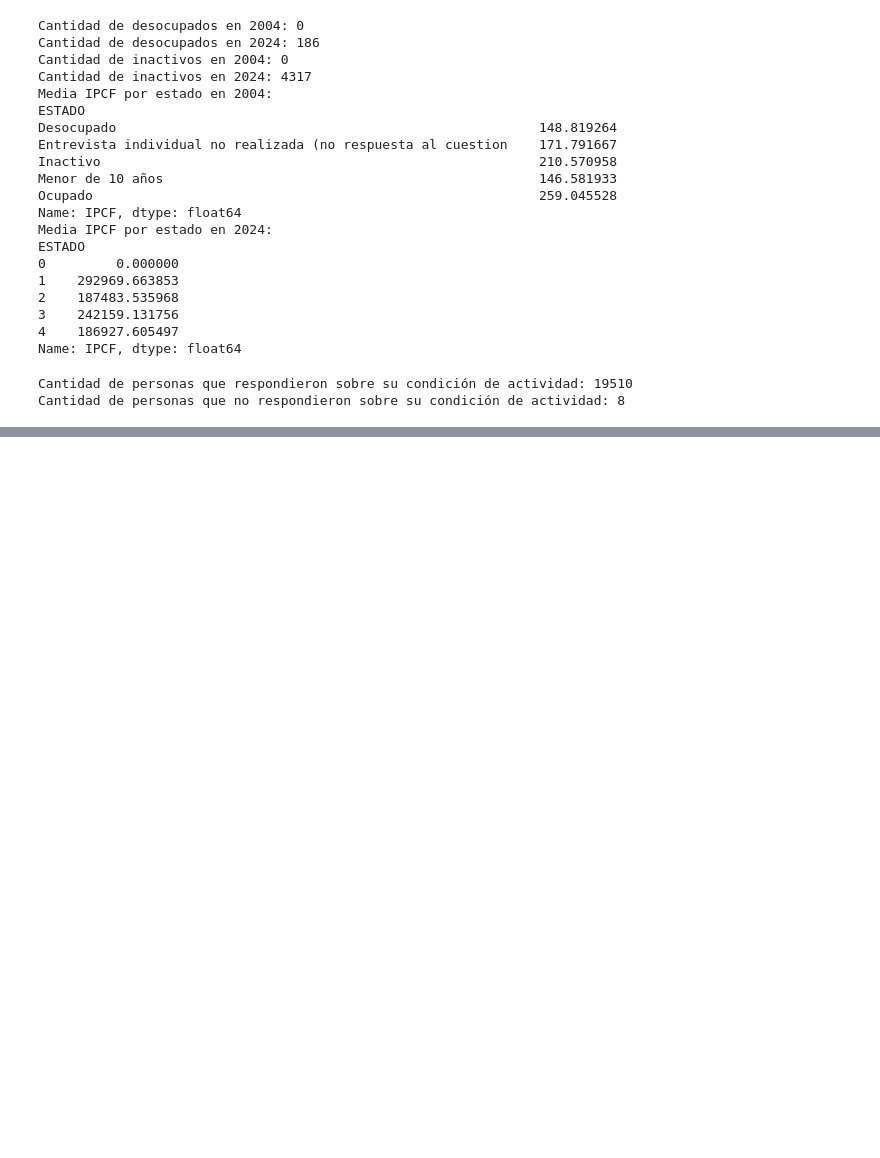
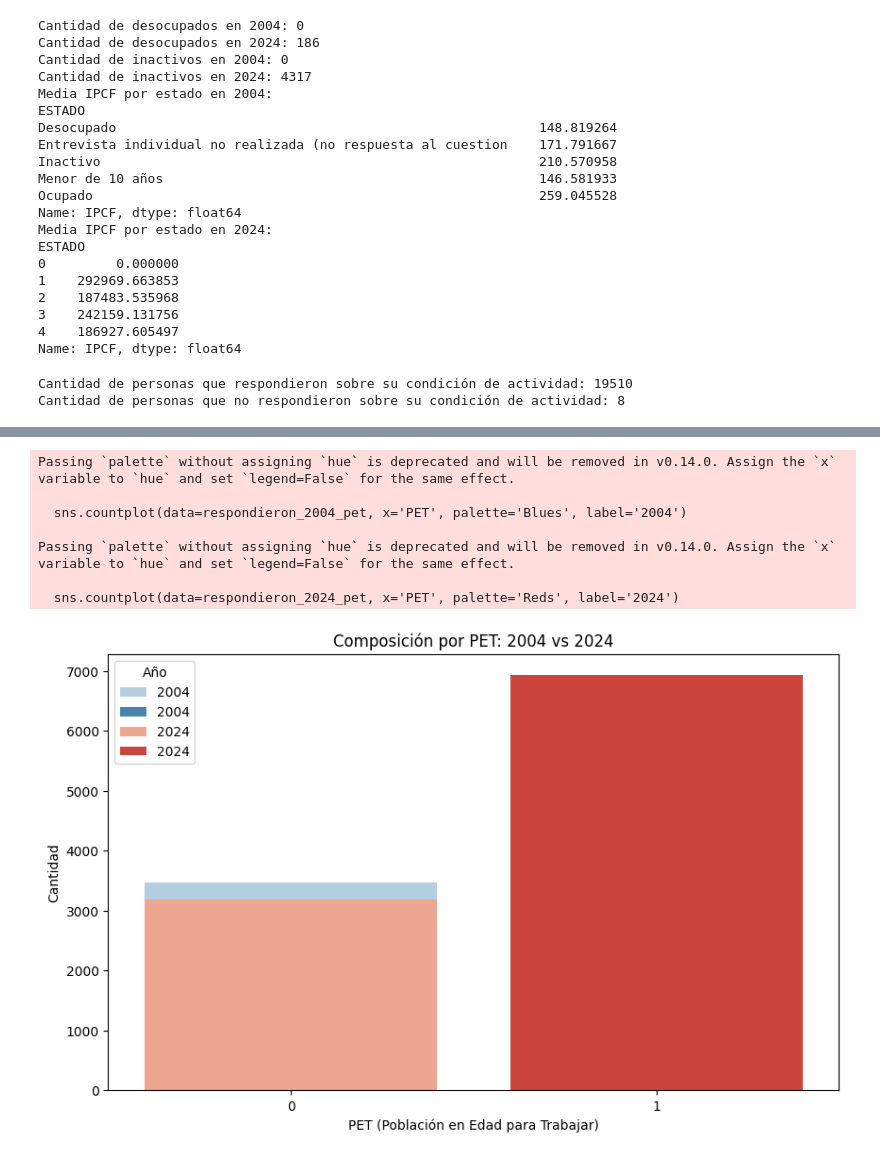
Before and after one commit to MatiasCostanzo2726/BigDataUBA-Grupo9, a Jupyter notebook: TP2/Untitled.ipynb, the cells around one changed output, grey strips where cells are left out. Saved outputs shown, nothing was run; the diff lists cells and outputs as text; code cells hidden in the pictures; blank space fills up the shorter version.

```diff
--- a/TP2/Untitled.ipynb
+++ b/TP2/Untitled.ipynb
@@ -300,6 +300,18 @@ ESTADO
 3    242159.131756
 4    186927.605497
 Name: IPCF, dtype: float64
+# %%
+# Función para intentar convertir a numérico las columnas que puedan serlo
+def convertir_a_numerico(col):
+    try:
+        # Intentar convertir la columna a numérico
+        return pd.to_numeric(col, errors='coerce')  # 'coerce' convierte a NaN cuando no puede
+    except ValueError:
+        # Si no puede, la devuelve tal cual está
+        return col
+
+# Aplicar la función a cada columna del DataFrame
+df_unido = df_unido.apply(convertir_a_numerico)
 # %%
 # Filtrar las personas que respondieron sobre su condición de actividad (ESTADO != 0)
 respondieron = df_unido[df_unido['ESTADO'] != 0]
@@ -313,3 +325,6 @@ print(f"Cantidad de personas que no respondieron sobre su condición de activida
 # %% [output]
 Cantidad de personas que respondieron sobre su condición de actividad: 19510
 Cantidad de personas que no respondieron sobre su condición de actividad: 8
+# %%
+# Agregar columna PEA: 1 si está ocupado (1) o desocupado (2)
+respondieron.loc[:, 'PEA'] = respondieron['ESTADO'].apply(lambda x: 1 if x in [1, 2] else 0)
@@ -315,0 +337,10 @@ Cantidad de personas que no respondieron sobre su condición de actividad: 8
+# %%
+# Agregar la columna PEA: 1 si están ocupados o desocupados
+respondieron.loc[:, 'PEA'] = respondieron['ESTADO'].apply(lambda x: 1 if x in [1, 2] else 0)
+
+# Agregar la columna PET: 1 si la persona tiene entre 15 y 65 años
+respondieron.loc[:, 'PET'] = respondieron['CH06'].apply(lambda x: 1 if 15 <= x <= 65 else 0)
+
+# Filtrar los datos para 2004 y 2024
+respondieron_2004 = respondieron[respondieron['ANO4'] == 2004]
+respondieron_2024 = respondieron[respondieron['ANO4'] == 2024]
@@ -315,0 +358,27 @@ Cantidad de personas que no respondieron sobre su condición de actividad: 8
+# %%
+# Agregar la columna PET: 1 si la persona tiene entre 15 y 65 años
+respondieron.loc[:, 'PET'] = respondieron['CH06'].apply(lambda x: 1 if 15 <= x <= 65 else 0)
+
+# Filtrar los datos para 2004 y 2024
+respondieron_2004_pet = respondieron[respondieron['ANO4'] == 2004]
+respondieron_2024_pet = respondieron[respondieron['ANO4'] == 2024]
+
+# Crear el gráfico de barras para la composición por PET
+plt.figure(figsize=(10, 6))
+sns.countplot(data=respondieron_2004_pet, x='PET', palette='Blues', label='2004')
+sns.countplot(data=respondieron_2024_pet, x='PET', palette='Reds', label='2024')
+
+plt.title('Composición por PET: 2004 vs 2024')
+plt.xlabel('PET (Población en Edad para Trabajar)')
+plt.ylabel('Cantidad')
+plt.legend(title='Año')
+plt.show()
+# %% [output]
+Passing `palette` without assigning `hue` is deprecated and will be removed in v0.14.0. Assign the `x` variable to `hue` and set `legend=False` for the same effect.
+
+  sns.countplot(data=respondieron_2004_pet, x='PET', palette='Blues', label='2004')
+
+Passing `palette` without assigning `hue` is deprecated and will be removed in v0.14.0. Assign the `x` variable to `hue` and set `legend=False` for the same effect.
+
+  sns.countplot(data=respondieron_2024_pet, x='PET', palette='Reds', label='2024')
+[figure, added]
```
Also changed, not shown: parts of 5 cells of this notebook.
